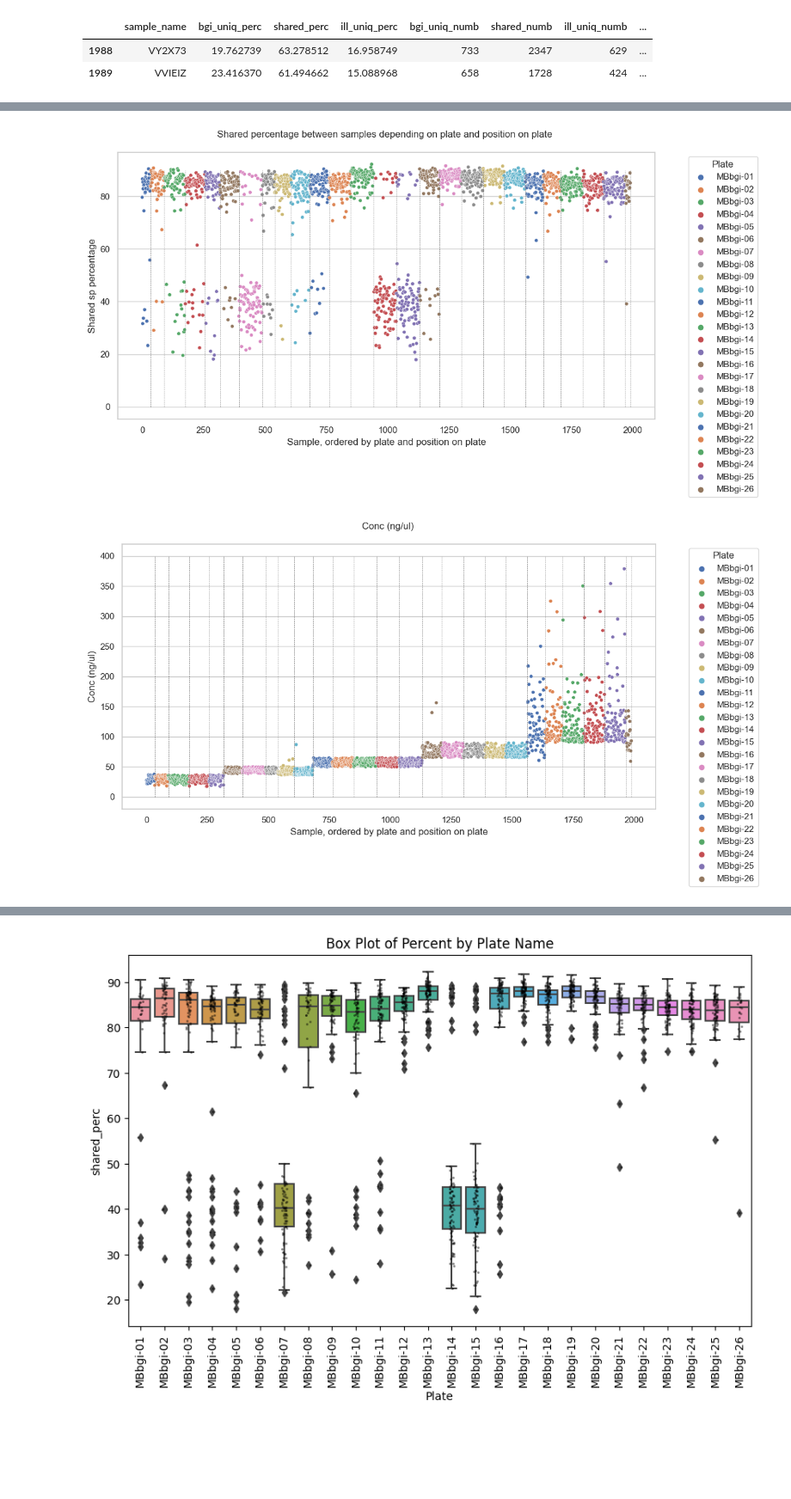
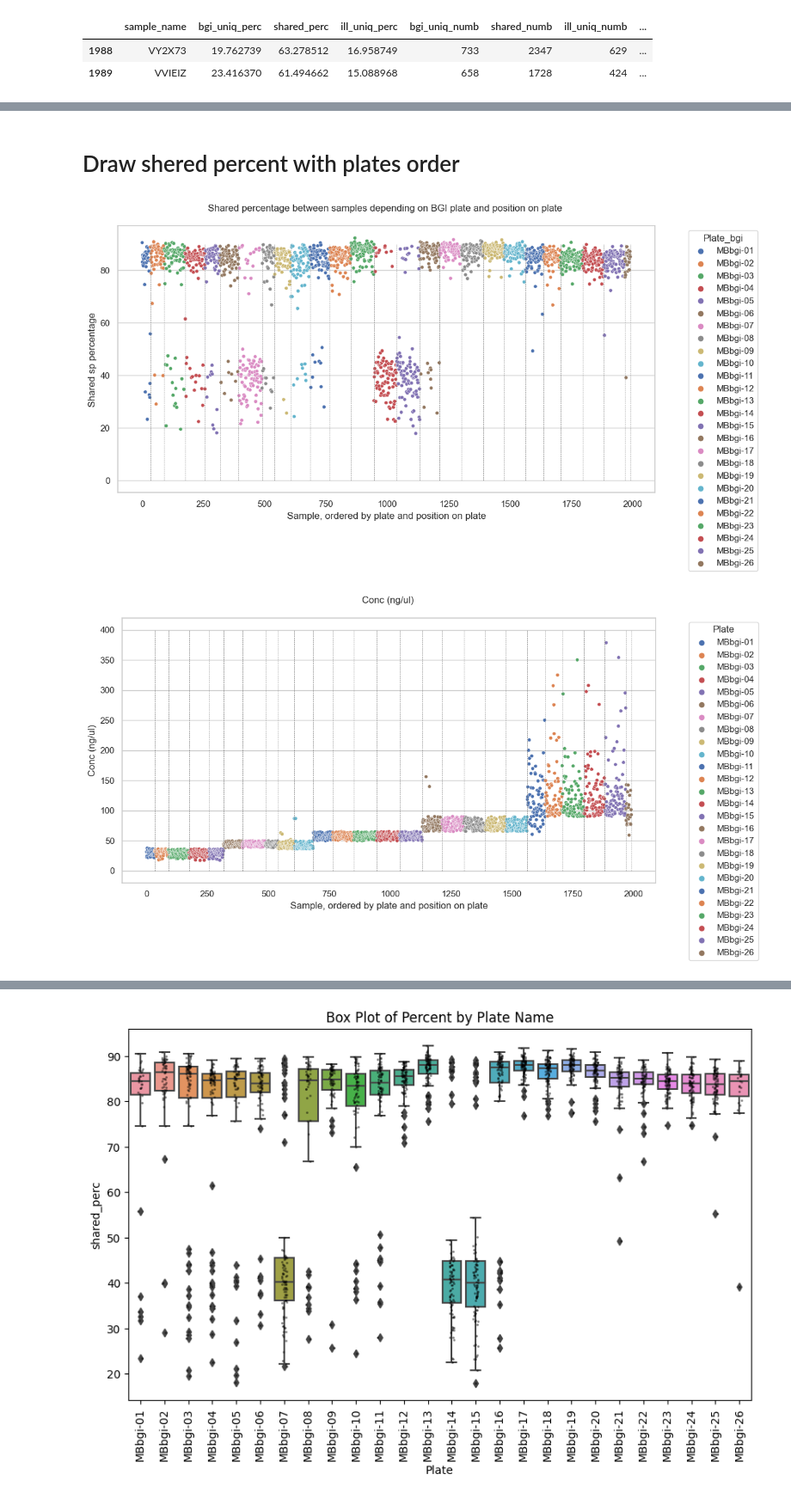
Before and after one commit to Chartiza/2024_Illumina_vs_BGI, a Jupyter notebook: Ugly_samples_mystery/Kraken2_Batch_check.ipynb, the cells around one changed output, grey strips where cells are left out. Shown at 86% size. Saved outputs shown, nothing was run; the diff lists cells and outputs as text; code cells hidden in the pictures; blank space fills up the shorter version.

```diff
--- a/Ugly_samples_mystery/Kraken2_Batch_check.ipynb
+++ b/Ugly_samples_mystery/Kraken2_Batch_check.ipynb
@@ -42,0 +28,3 @@ plate_counts['cumulative'] = plate_counts['Plate'].cumsum()
+# %%
+mrg = mrg.merge(ibc, left_on='sample_name', right_on='Sample_Name', how='inner', suffixes=('_bgi', '_ill'))
+mrg.head(2)
@@ -43,31 +48,33 @@ plate_counts['cumulative'] = plate_counts['Plate'].cumsum()
+# %% [markdown]
+# Draw shered percent with plates order
 # %%
-mrg = mrg.sort_values(by='Pos').reset_index(drop=True)
-mrg = mrg.sort_values(by='Plate').reset_index(drop=True)
-plate_counts = mrg_sorted['Plate'].value_counts(sort=False)
+mrg = mrg.sort_values(by='Pos_bgi').reset_index(drop=True)
+mrg = mrg.sort_values(by='Plate_bgi').reset_index(drop=True)
+plate_counts = mrg['Plate_bgi'].value_counts(sort=False)
 plate_counts = plate_counts.to_frame().reset_index()
-plate_counts['cumulative'] = plate_counts['Plate'].cumsum()
+plate_counts['cumulative'] = plate_counts['Plate_bgi'].cumsum()
 
 sns.set(style="whitegrid")
 plt.figure(figsize=(12, 6))
-sns.scatterplot(data=mrg, x=mrg.index, y="shared_perc", hue="Plate", palette="deep", s=20)
+sns.scatterplot(data=mrg, x=mrg.index, y="shared_perc", hue="Plate_bgi", palette="deep", s=20)
 plt.ylabel('Shared sp percentage')
 plt.xlabel('Sample, ordered by plate and position on plate')
 #plt.xticks('')
-plt.title('Shared percentage between samples depending on plate and position on plate \n')
+plt.title('Shared percentage between samples depending on BGI plate and position on plate \n')
 # 2 columns legend
-plt.legend(title='Plate', loc='upper right', bbox_to_anchor=(1.2, 1))
+plt.legend(title='Plate_bgi', loc='upper right', bbox_to_anchor=(1.2, 1))
 plt.grid(axis='x')
 plt.vlines(plate_counts['cumulative'], 0, 90, colors='grey', linestyles='dashed', linewidth=0.5)
 
-plt.savefig('results/Shared_percentage_Plates.png', dpi=300, bbox_inches='tight')
+plt.savefig('results/Shared_percentage_BGI-Plates.png', dpi=300, bbox_inches='tight')
 # %% [output]
-[figure, old version]
+[figure, new version]
 # %%
 mrg['conc_type'] = np.where(mrg['Plate'].isin(['MBbgi-07', 'MBbgi-14', 'MBbgi-15']), 'bad', 'good')
 # %%
 sns.set(style="whitegrid")
 plt.figure(figsize=(12, 6))
-sns.scatterplot(data=mrg, x=mrg.index, y="Conc (ng/ul)", hue="Plate", palette="deep", s=20)
+sns.scatterplot(data=mrg, x=mrg.index, y="Conc (ng/ul)", hue="Plate_bgi", palette="deep", s=20)
 
 plt.xlabel('Sample, ordered by plate and position on plate')
 #plt.xticks('')
@@ -77,6 +84,6 @@ plt.legend(title='Plate', loc='upper right', bbox_to_anchor=(1.2, 1))
 plt.grid(axis='x')
 plt.vlines(plate_counts['cumulative'], 0, 400, colors='grey', linestyles='dashed', linewidth=0.5)
 
-plt.savefig('results/Conc_Plates.png', dpi=300, bbox_inches='tight')
+plt.savefig('results/Conc_BGI-Plates.png', dpi=300, bbox_inches='tight')
 # %% [output]
-[figure, old version]
+[figure, new version]
```
Also changed, not shown: parts of 8 cells of this notebook, 6 other files.
